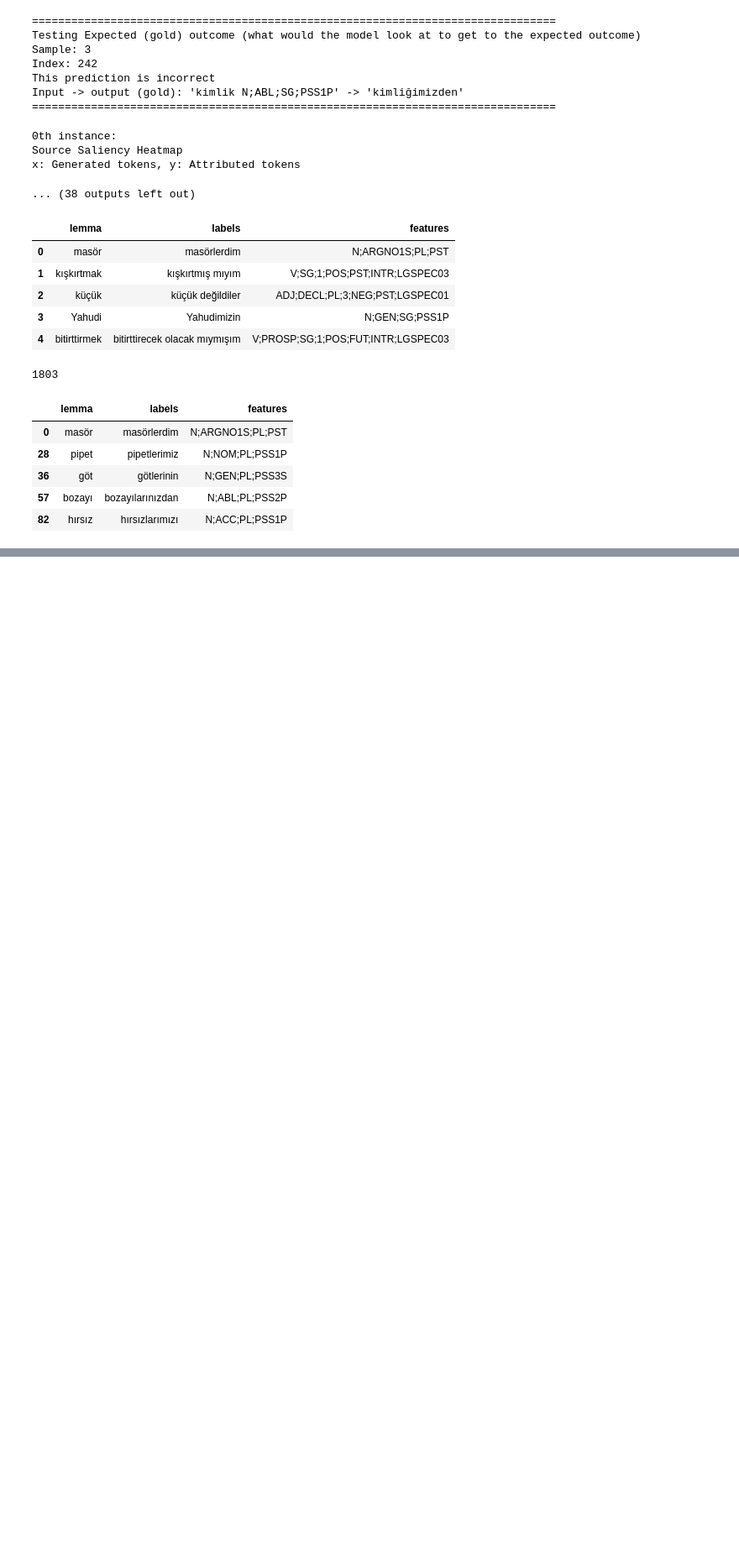
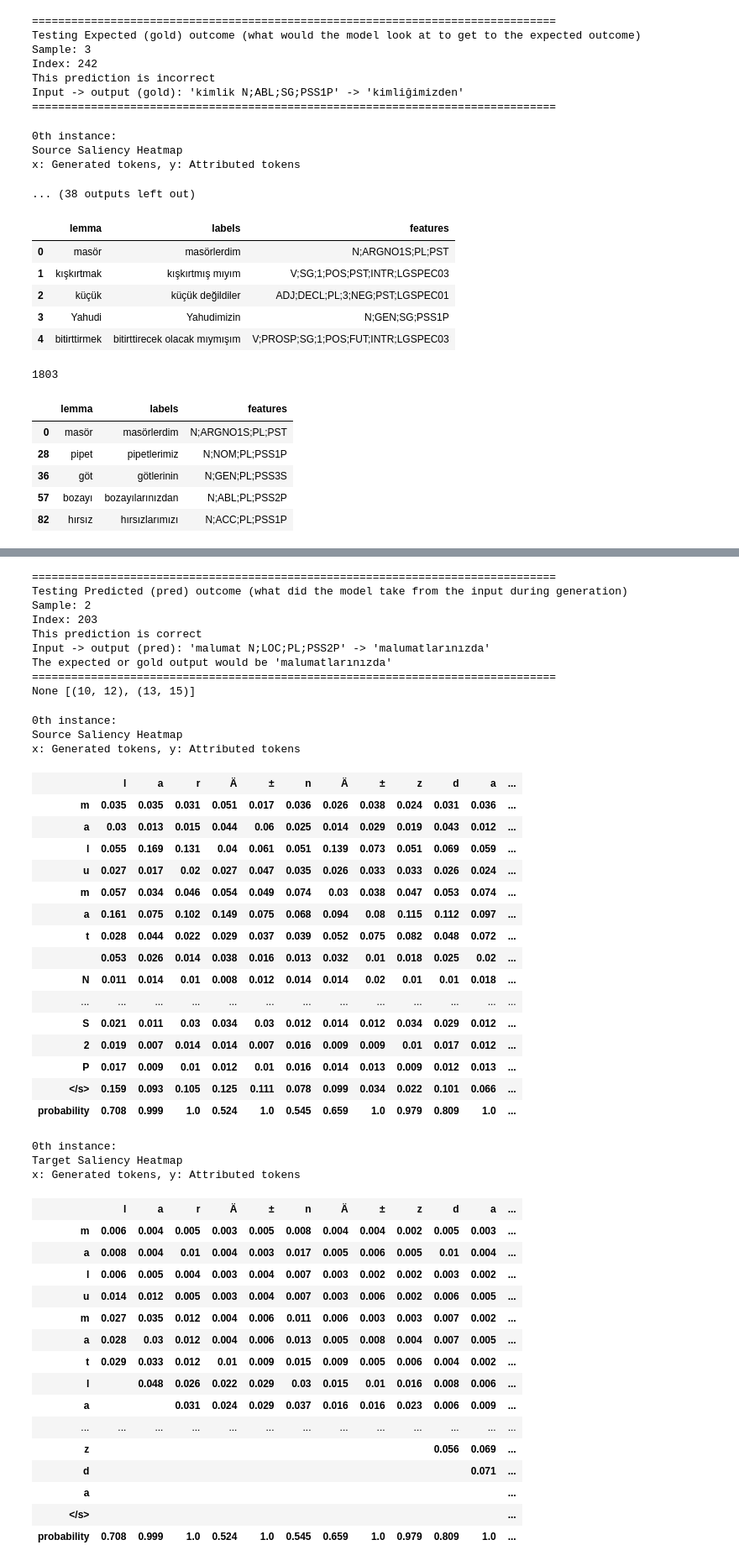
Before and after one commit to aukeroorda/nlp-project-group-4, a Jupyter notebook: Turkish.ipynb, the cells around one changed output, grey strips where cells are left out. Shown at 84% size. Drawn from its saved outputs; the diff is of its cells as text; code cells hidden in the pictures; blank space fills up the shorter version.

```diff
--- a/Turkish.ipynb
+++ b/Turkish.ipynb
@@ -361,0 +450,3 @@ x: Generated tokens, y: Attributed tokens
+# %%
+correct_attributions = inseq_on_predictions(correct_turkish, inseq_tur_finetuned, expected=False)
+# %% [output]
@@ -361,0 +498,47 @@ x: Generated tokens, y: Attributed tokens
+================================================================================
+Testing Predicted (pred) outcome (what did the model take from the input during generation)
+Sample: 2
+Index: 203
+This prediction is correct
+Input -> output (pred): 'malumat N;LOC;PL;PSS2P' -> 'malumatlarınızda'
+The expected or gold output would be 'malumatlarınızda'
+================================================================================
+None [(10, 12), (13, 15)]
+0th instance:
+Source Saliency Heatmap
+x: Generated tokens, y: Attributed tokens
+|  | l | a | r | Ä | ± | n | Ä | ± | z | d | a | ... |
+| m | 0.035 | 0.035 | 0.031 | 0.051 | 0.017 | 0.036 | 0.026 | 0.038 | 0.024 | 0.031 | 0.036 | ... |
+| a | 0.03 | 0.013 | 0.015 | 0.044 | 0.06 | 0.025 | 0.014 | 0.029 | 0.019 | 0.043 | 0.012 | ... |
+| l | 0.055 | 0.169 | 0.131 | 0.04 | 0.061 | 0.051 | 0.139 | 0.073 | 0.051 | 0.069 | 0.059 | ... |
+| u | 0.027 | 0.017 | 0.02 | 0.027 | 0.047 | 0.035 | 0.026 | 0.033 | 0.033 | 0.026 | 0.024 | ... |
+| m | 0.057 | 0.034 | 0.046 | 0.054 | 0.049 | 0.074 | 0.03 | 0.038 | 0.047 | 0.053 | 0.074 | ... |
+| a | 0.161 | 0.075 | 0.102 | 0.149 | 0.075 | 0.068 | 0.094 | 0.08 | 0.115 | 0.112 | 0.097 | ... |
+| t | 0.028 | 0.044 | 0.022 | 0.029 | 0.037 | 0.039 | 0.052 | 0.075 | 0.082 | 0.048 | 0.072 | ... |
+|  | 0.053 | 0.026 | 0.014 | 0.038 | 0.016 | 0.013 | 0.032 | 0.01 | 0.018 | 0.025 | 0.02 | ... |
+| N | 0.011 | 0.014 | 0.01 | 0.008 | 0.012 | 0.014 | 0.014 | 0.02 | 0.01 | 0.01 | 0.018 | ... |
+| ... | ... | ... | ... | ... | ... | ... | ... | ... | ... | ... | ... | ... |
+| S | 0.021 | 0.011 | 0.03 | 0.034 | 0.03 | 0.012 | 0.014 | 0.012 | 0.034 | 0.029 | 0.012 | ... |
+| 2 | 0.019 | 0.007 | 0.014 | 0.014 | 0.007 | 0.016 | 0.009 | 0.009 | 0.01 | 0.017 | 0.012 | ... |
+| P | 0.017 | 0.009 | 0.01 | 0.012 | 0.01 | 0.016 | 0.014 | 0.013 | 0.009 | 0.012 | 0.013 | ... |
+| </s> | 0.159 | 0.093 | 0.105 | 0.125 | 0.111 | 0.078 | 0.099 | 0.034 | 0.022 | 0.101 | 0.066 | ... |
+| probability | 0.708 | 0.999 | 1.0 | 0.524 | 1.0 | 0.545 | 0.659 | 1.0 | 0.979 | 0.809 | 1.0 | ... |
+0th instance:
+Target Saliency Heatmap
+x: Generated tokens, y: Attributed tokens
+|  | l | a | r | Ä | ± | n | Ä | ± | z | d | a | ... |
+| m | 0.006 | 0.004 | 0.005 | 0.003 | 0.005 | 0.008 | 0.004 | 0.004 | 0.002 | 0.005 | 0.003 | ... |
+| a | 0.008 | 0.004 | 0.01 | 0.004 | 0.003 | 0.017 | 0.005 | 0.006 | 0.005 | 0.01 | 0.004 | ... |
+| l | 0.006 | 0.005 | 0.004 | 0.003 | 0.004 | 0.007 | 0.003 | 0.002 | 0.002 | 0.003 | 0.002 | ... |
+| u | 0.014 | 0.012 | 0.005 | 0.003 | 0.004 | 0.007 | 0.003 | 0.006 | 0.002 | 0.006 | 0.005 | ... |
+| m | 0.027 | 0.035 | 0.012 | 0.004 | 0.006 | 0.011 | 0.006 | 0.003 | 0.003 | 0.007 | 0.002 | ... |
+| a | 0.028 | 0.03 | 0.012 | 0.004 | 0.006 | 0.013 | 0.005 | 0.008 | 0.004 | 0.007 | 0.005 | ... |
+| t | 0.029 | 0.033 | 0.012 | 0.01 | 0.009 | 0.015 | 0.009 | 0.005 | 0.006 | 0.004 | 0.002 | ... |
+| l |  | 0.048 | 0.026 | 0.022 | 0.029 | 0.03 | 0.015 | 0.01 | 0.016 | 0.008 | 0.006 | ... |
+| a |  |  | 0.031 | 0.024 | 0.029 | 0.037 | 0.016 | 0.016 | 0.023 | 0.006 | 0.009 | ... |
+| ... | ... | ... | ... | ... | ... | ... | ... | ... | ... | ... | ... | ... |
+| z |  |  |  |  |  |  |  |  |  | 0.056 | 0.069 | ... |
+| d |  |  |  |  |  |  |  |  |  |  | 0.071 | ... |
+| a |  |  |  |  |  |  |  |  |  |  |  | ... |
+| </s> |  |  |  |  |  |  |  |  |  |  |  | ... |
+| probability | 0.708 | 0.999 | 1.0 | 0.524 | 1.0 | 0.545 | 0.659 | 1.0 | 0.979 | 0.809 | 1.0 | ... |
```
Also changed, not shown: parts of 4 cells of this notebook.
